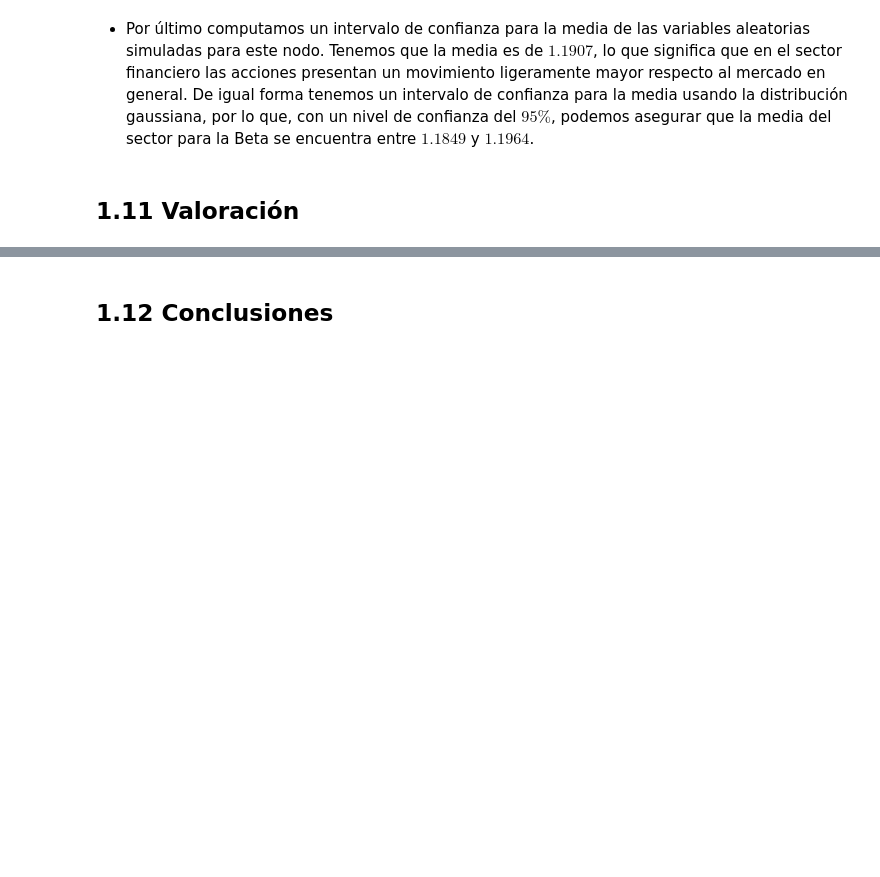
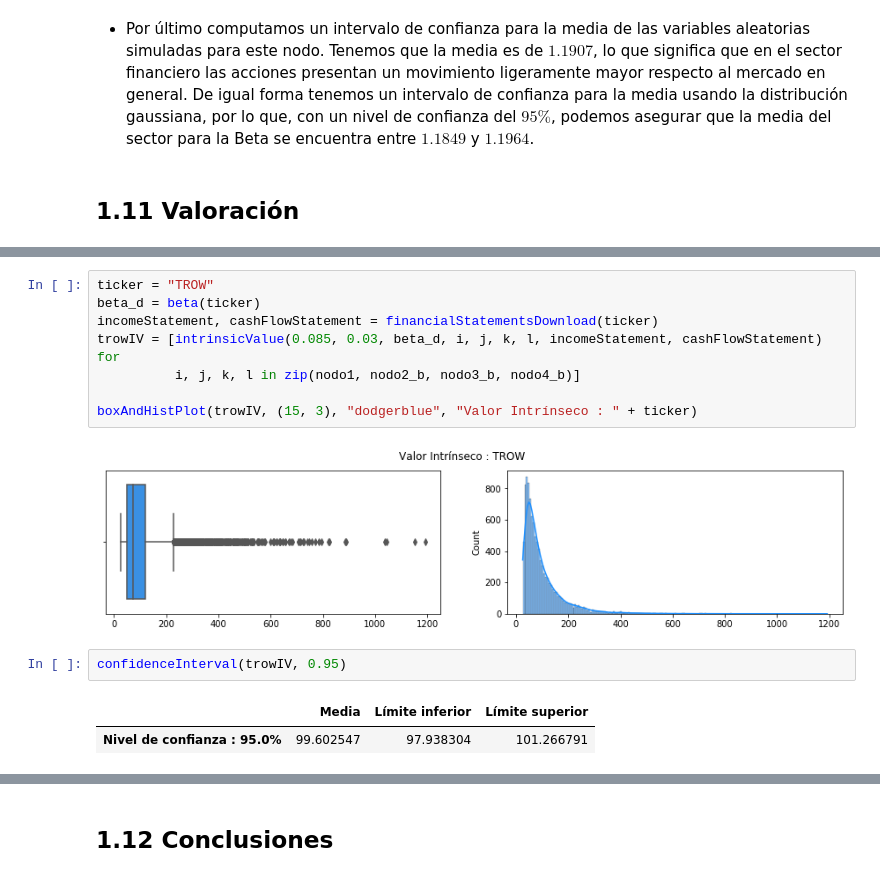
Before and after one commit to EMarquez7/Proyecto_DALopez_EMarquez, a Jupyter notebook: ProyectoModulo1_LazarenoD_DelgadoE.ipynb, the cells around one changed output, grey strips where cells are left out. Cells and saved outputs as stored; diff of their text form; blank space fills up the shorter version.

Commit message:
Valoración para TROW y AFL

```diff
--- a/ProyectoModulo1_LazarenoD_DelgadoE.ipynb
+++ b/ProyectoModulo1_LazarenoD_DelgadoE.ipynb
@@ -1022,0 +1027,15 @@ confidenceInterval(nodo4_b, 0.95)
+# %%
+ticker = "TROW"
+beta_d = beta(ticker)
+incomeStatement, cashFlowStatement = financialStatementsDownload(ticker)
+trowIV = [intrinsicValue(0.085, 0.03, beta_d, i, j, k, l, incomeStatement, cashFlowStatement) for
+          i, j, k, l in zip(nodo1, nodo2_b, nodo3_b, nodo4_b)]
+
+boxAndHistPlot(trowIV, (15, 3), "dodgerblue", "Valor Intrínseco : " + ticker)
+# %% [output]
+[figure, added]
+# %%
+confidenceInterval(trowIV, 0.95)
+# %% [output]
+|  | Media | Límite inferior | Límite superior |
+| Nivel de confianza : 95.0% | 99.602547 | 97.938304 | 101.266791 |
```
Also changed, not shown: parts of 11 cells of this notebook.
